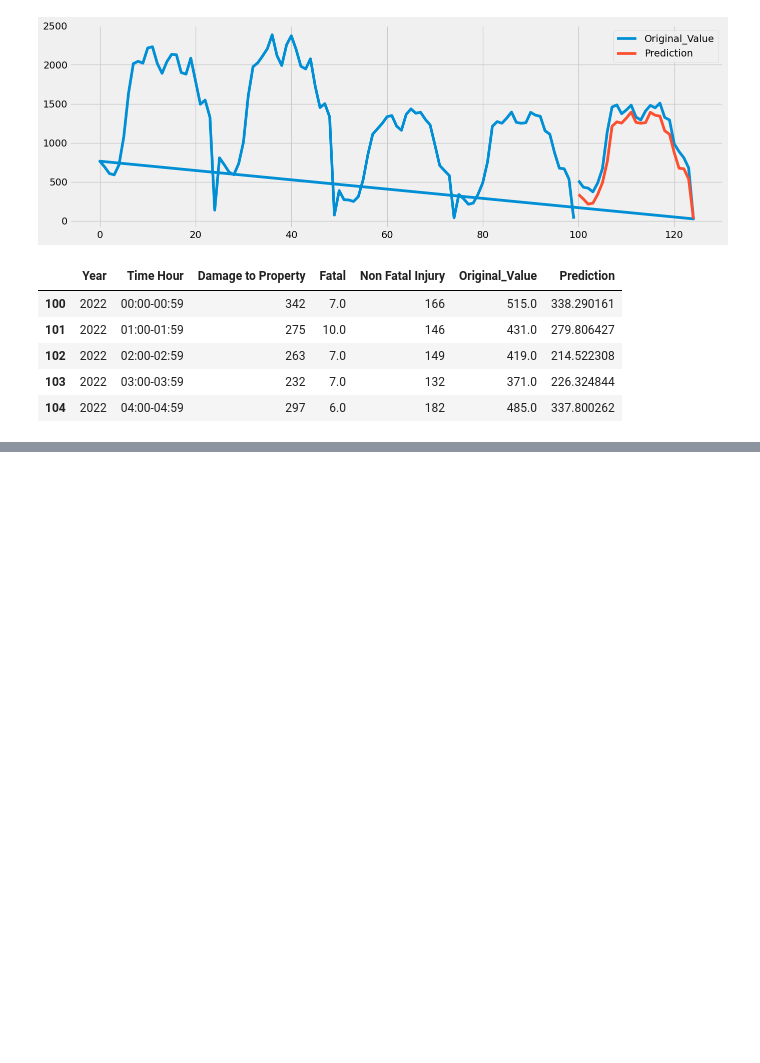
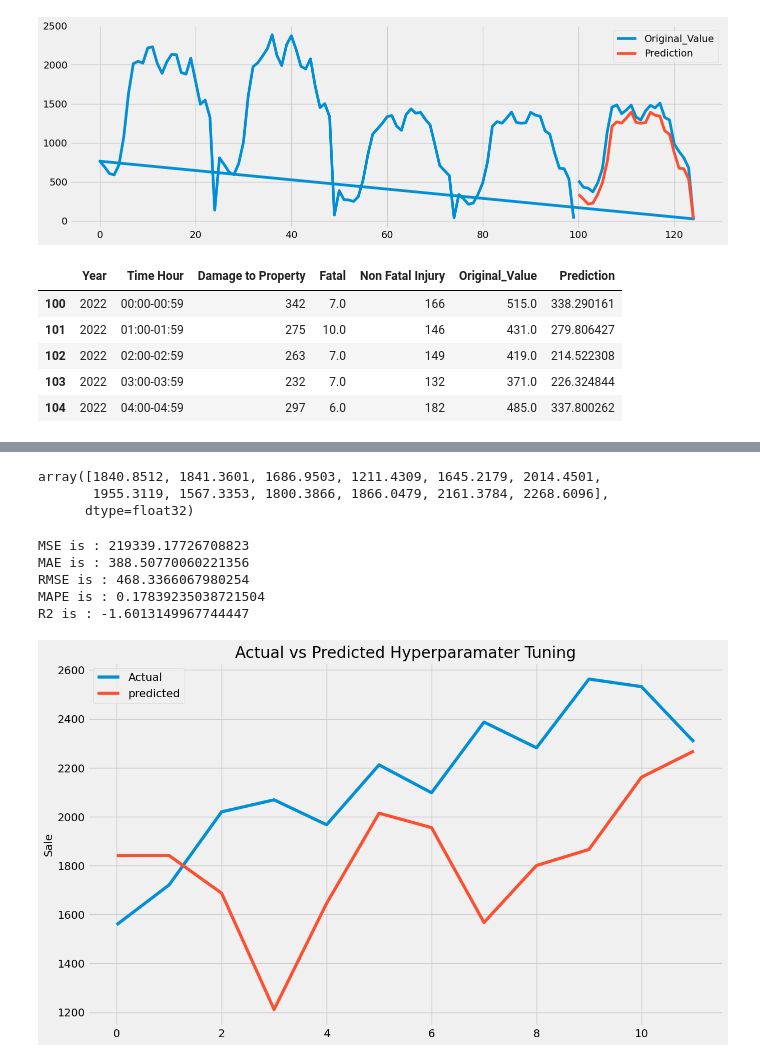
Before and after one commit to MaiJhay/Road-Accidents-In-Quezon-City, a Jupyter notebook: main.ipynb, the cells around one changed output, grey strips where cells are left out. Drawn from its saved outputs; the diff is of its cells as text; code cells hidden in the pictures; blank space fills up the shorter version.

```diff
--- a/main.ipynb
+++ b/main.ipynb
@@ -472,0 +514,25 @@ sale_all.head()
+# %%
+predicted_results_month = xgb_month.predict(month_testX)
+predicted_results_month
+# %% [output]
+array([1840.8512, 1841.3601, 1686.9503, 1211.4309, 1645.2179, 2014.4501,
+       1955.3119, 1567.3353, 1800.3866, 1866.0479, 2161.3784, 2268.6096],
+      dtype=float32)
+# %%
+timeseries_evaluation_metrics_func(month_testY, predicted_results_month)
+# %% [output]
+MSE is : 219339.17726708823
+MAE is : 388.50770060221356
+RMSE is : 468.3366067980254
+MAPE is : 0.17839235038721504
+R2 is : -1.6013149967744447
+# %%
+plt.figure(figsize=(13,8))
+plt.plot(list(month_testY))
+plt.plot(list(predicted_results_month))
+plt.title("Actual vs Predicted Hyperparamater Tuning")
+plt.ylabel("Sale")
+plt.legend(('Actual','predicted'))
+plt.show()
+# %% [output]
+[figure, added]
```
Also changed, not shown: parts of 9 cells of this notebook, 1 other file.
